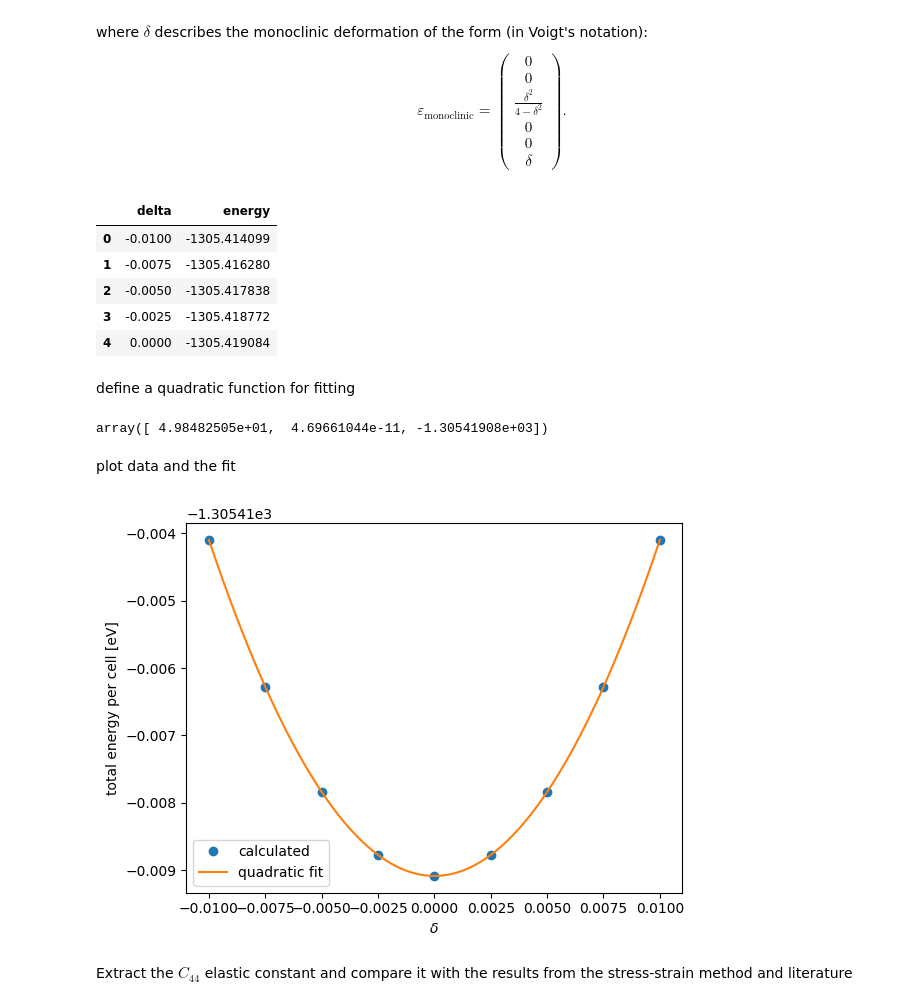
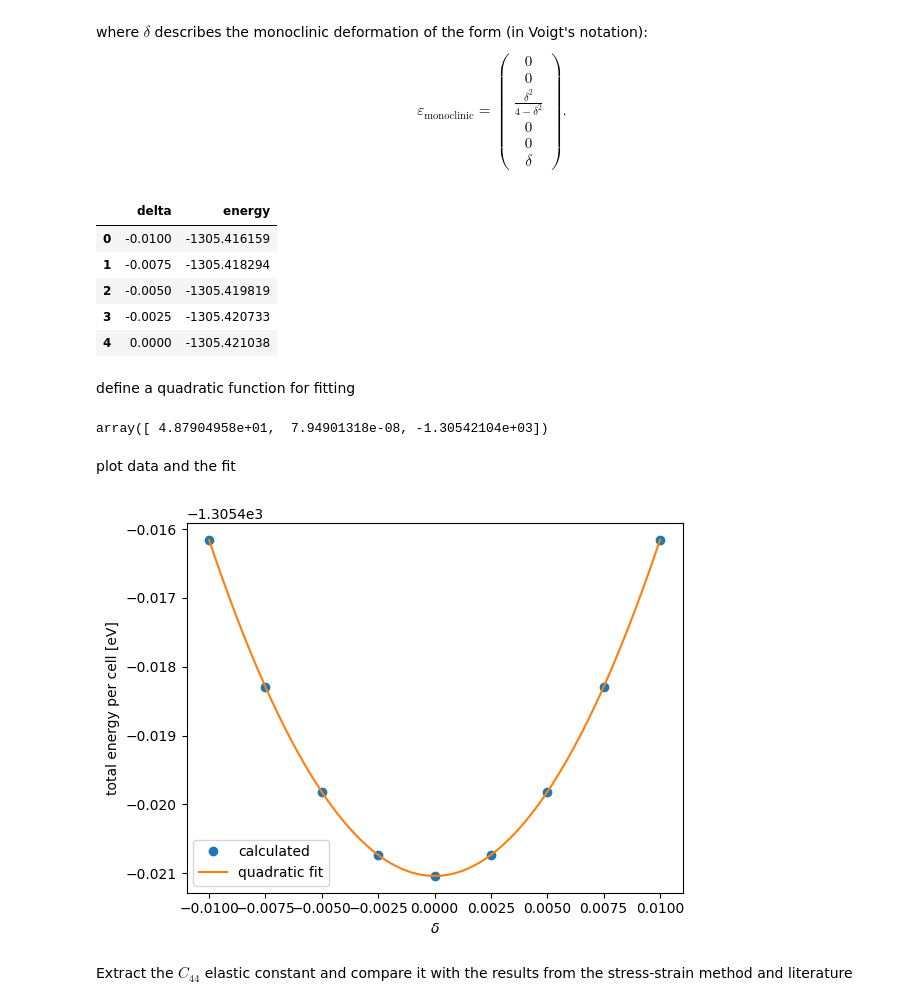
Before and after one commit to SimonKratochvil/SOC, a Jupyter notebook: notebooks/elastic_constants.ipynb, the cells around one changed output. Cells and saved outputs as stored; diff of their text form; code cells hidden in the pictures.

```diff
--- a/notebooks/elastic_constants.ipynb
+++ b/notebooks/elastic_constants.ipynb
@@ -34,7 +35,8 @@ diamond_struct = bulk('Si', 'diamond', a=5.431, cubic=True)
 volumes = []
 energies = []
 
-calc = PyACECalculator('Si_npj_CompMat2021.ace')
+calc = Potential(init_args='Potential xml_label="GAP_2017_6_17_60_4_3_56_165"',
+                                               param_filename='gp_iter6_sparse9k.xml')
 for scale in tqdm(np.linspace(0.98, 1.02, 9)):
     struct = diamond_struct.copy()
     struct.set_cell(diamond_struct.cell.array*scale, scale_atoms=True)
@@ -192,7 +196,6 @@ deformed.get_volume()/diamond_struct.get_volume()
 # %% [markdown]
 Now, let's do the actual DFT calculation
 # %%
-calc = PyACECalculator('Si_npj_CompMat2021.ace')
 #attach it to the structure
 deformed.calc = calc
 
@@ -363,7 +366,6 @@ print(strains)
 Now, let's do the DFT calculations and collect stresses
 # %%
 data = []
-calc = PyACECalculator('Si_npj_CompMat2021.ace')
 for i, strain in enumerate(tqdm(strains)):
     # DFT caclulations are slow, so first check if the calculation is already done
     # try to read the espresso.pwo output file with ase.io.read
@@ -529,7 +531,6 @@ $\displaystyle \left[\begin{matrix}\frac{C_{11} \delta^{4}}{2 \left(\delta^{2} -
 Let's calculate energies for a couple values of $\delta$ and then fit the results with quadratic function
 # %%
 data = []
-calc = PyACECalculator('Si_npj_CompMat2021.ace')
 for i, delta in enumerate(tqdm(np.linspace(-0.010, 0.010, 9))):
     # generate the strain vector
     voigt_strain = np.array([delta, -delta,  delta**2/(1-delta**2), 0, 0, 0])
@@ -617,34 +618,33 @@ $$
 $$
 # %%
 data = []
-calc = PyACECalculator('Si_npj_CompMat2021.ace')
 for i, delta in enumerate(tqdm(np.linspace(-0.010, 0.010, 9))):
     # generate the strain vector
     voigt_strain = np.array([ 0, 0,  delta**2/(4-delta**2), 0, 0, delta])
     strain = voigt_6_to_full_3x3_strain(voigt_strain)
     # DFT calculations are slow, so first check if the calculation is already done
     # try to read the espresso.pwo output file with ase.io.read
     deformed = apply_strain(strain, diamond_struct)
     deformed.calc = calc
     energy = deformed.get_total_energy()
     data.append(dict(delta=delta, energy=energy))
 
 data = pd.DataFrame(data)
 data.head()
 # %% [output]
 |  | delta | energy |
-| 0 | -0.0100 | -1305.414099 |
-| 1 | -0.0075 | -1305.416280 |
-| 2 | -0.0050 | -1305.417838 |
-| 3 | -0.0025 | -1305.418772 |
-| 4 | 0.0000 | -1305.419084 |
+| 0 | -0.0100 | -1305.416159 |
+| 1 | -0.0075 | -1305.418294 |
+| 2 | -0.0050 | -1305.419819 |
+| 3 | -0.0025 | -1305.420733 |
+| 4 | 0.0000 | -1305.421038 |
 # %% [markdown]
 define a quadratic function for fitting
 # %%
 quad_fit_C44 = np.polyfit(data['delta'], data['energy'], deg=2)
 quad_fit_C44
 # %% [output]
-array([ 4.98482505e+01,  4.69661044e-11, -1.30541908e+03])
+array([ 4.87904958e+01,  7.94901318e-08, -1.30542104e+03])
 # %% [markdown]
 plot data and the fit
 # %%
@@ -656,7 +656,7 @@ plt.ylabel("total energy per cell [eV]")
 plt.legend()
 plt.show()
 # %% [output]
-[figure, old version]
+[figure, new version]
 # %% [markdown]
 Extract the $C_{44}$ elastic constant and compare it with the results from the stress-strain method and literature
 # %%
```
Also changed, not shown: parts of 19 cells of this notebook, 8 other files.
